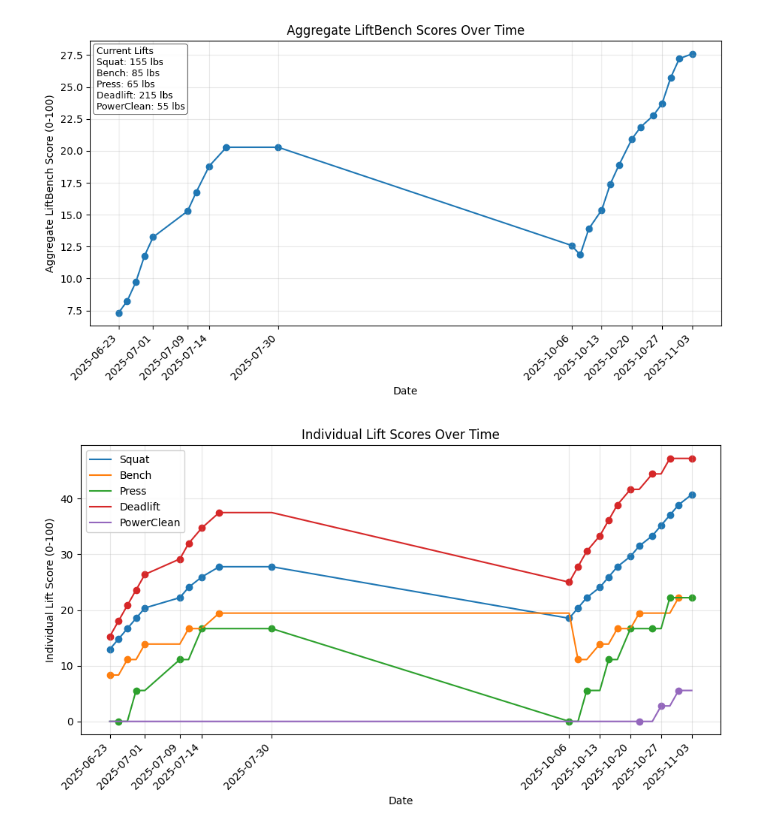
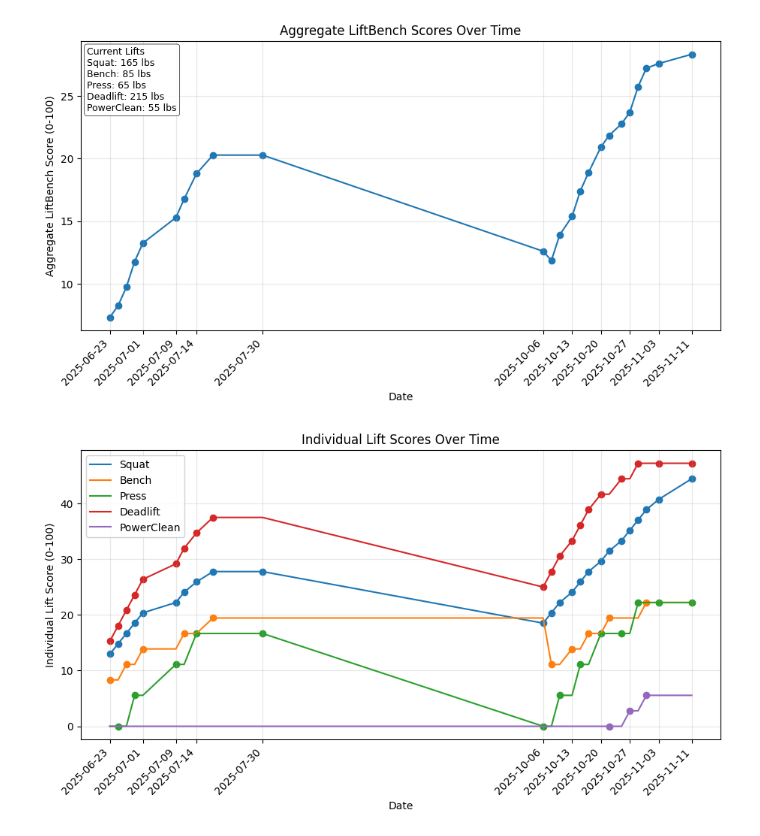
Before and after one commit to aidanvyas/human_evals, a Jupyter notebook: liftbench.ipynb, the cells around one changed output. Drawn from its saved outputs; the diff is of its cells as text; code cells hidden in the pictures.

```diff
--- a/liftbench.ipynb
+++ b/liftbench.ipynb
@@ -130,6 +130,11 @@ data = [
         "Press": 65,
         "Deadlift": 215,
     }),
+    ("2025-11-11", {
+        "Squat": 165,
+        "Press": 65,
+        "Deadlift": 215,
+    }),
 ]
 
 # Turn data into a pandas DataFrame
@@ -220,32 +225,32 @@ for lift in lift_cols:
     )
     idx = df.index[performed[lift]]
     ax.scatter(
         idx,
         scores.loc[idx, lift],
     )
 
 # Add a title, labels, a grid, and a legend
 ax.set_title("Individual Lift Scores Over Time")
 ax.set_xlabel("Date")
 ax.set_ylabel("Individual Lift Score (0-100)")
 ax.grid(visible=True, alpha=0.3)
 ax.legend(loc="upper left", frameon=True, framealpha=0.9)
 
 # Group by weeks that START Monday (i.e., weeks END Sunday => "W-SUN")
 first_session_each_week = (
     scores.index.to_series()
     .groupby(scores.index.to_period("W-SUN"))
     .min()
     .sort_values()
 )
 
 # Use only those dates as x-ticks, rotate 45°
 ax.set_xticks(first_session_each_week.tolist())
 ax.xaxis.set_major_formatter(mdates.DateFormatter("%Y-%m-%d"))
 plt.setp(ax.get_xticklabels(), rotation=45, ha="right")
 
 # Save the figure
 plt.savefig("plots/individual_liftbench", dpi=1000)
 # %% [output]
-[figure, old version]
+[figure, new version]
-[figure, old version]
+[figure, new version]
```
Also changed, not shown: 5 other files.
